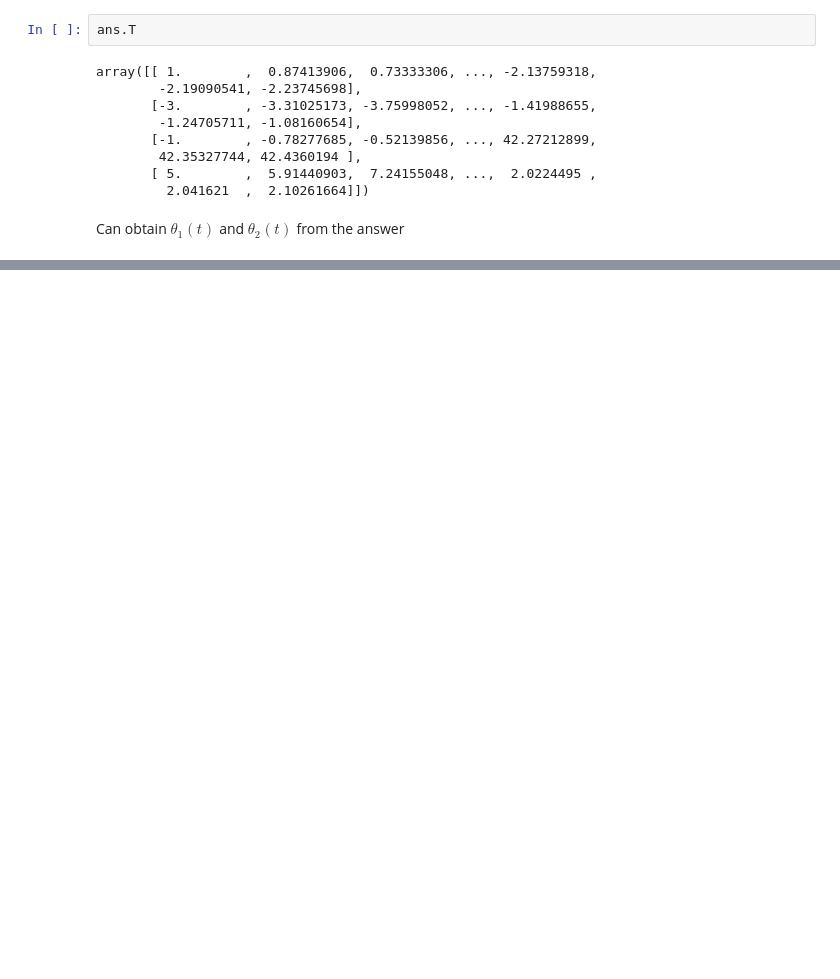
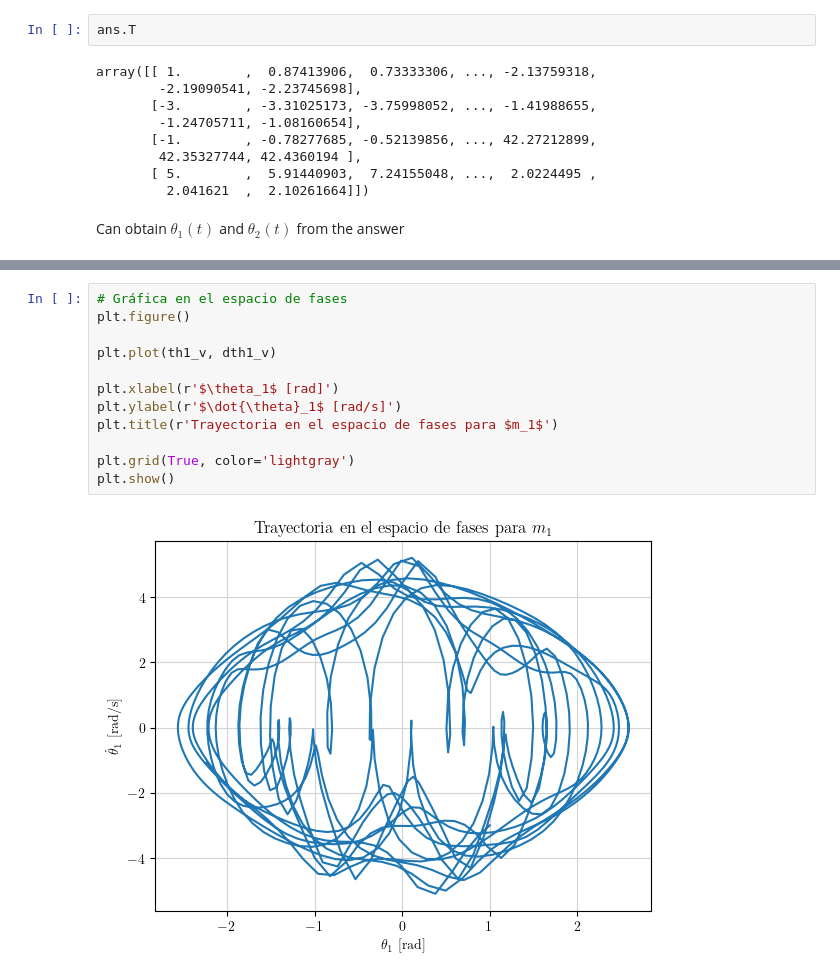
Before and after one commit to thomas-martinod/mecanica-clasica, a Jupyter notebook: tarea-3/pendulo-doble.ipynb, the cells around one changed output, grey strips where cells are left out. Cells and saved outputs as stored; diff of their text form; blank space fills up the shorter version.

```diff
--- a/tarea-3/pendulo-doble.ipynb
+++ b/tarea-3/pendulo-doble.ipynb
@@ -151,0 +204,14 @@ Here's a function that takes in $\theta_1$ and $\theta_2$ and returns the locati
+# %%
+# Gráfica en el espacio de fases
+plt.figure()
+
+plt.plot(th1_v, dth1_v)
+
+plt.xlabel(r'$\theta_1$ [rad]')
+plt.ylabel(r'$\dot{\theta}_1$ [rad/s]')
+plt.title(r'Trayectoria en el espacio de fases para $m_1$')
+
+plt.grid(True, color='lightgray')
+plt.show()
+# %% [output]
+[figure, added]
```
Also changed, not shown: parts of 49 cells of this notebook, 1 other file.
